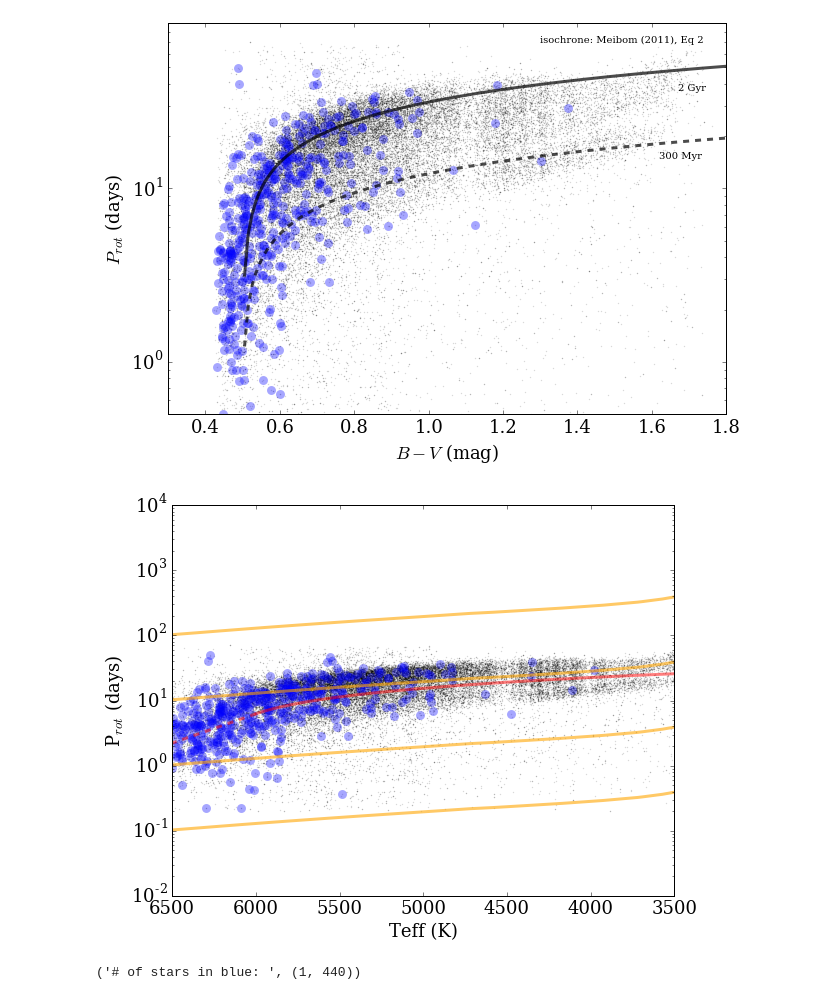
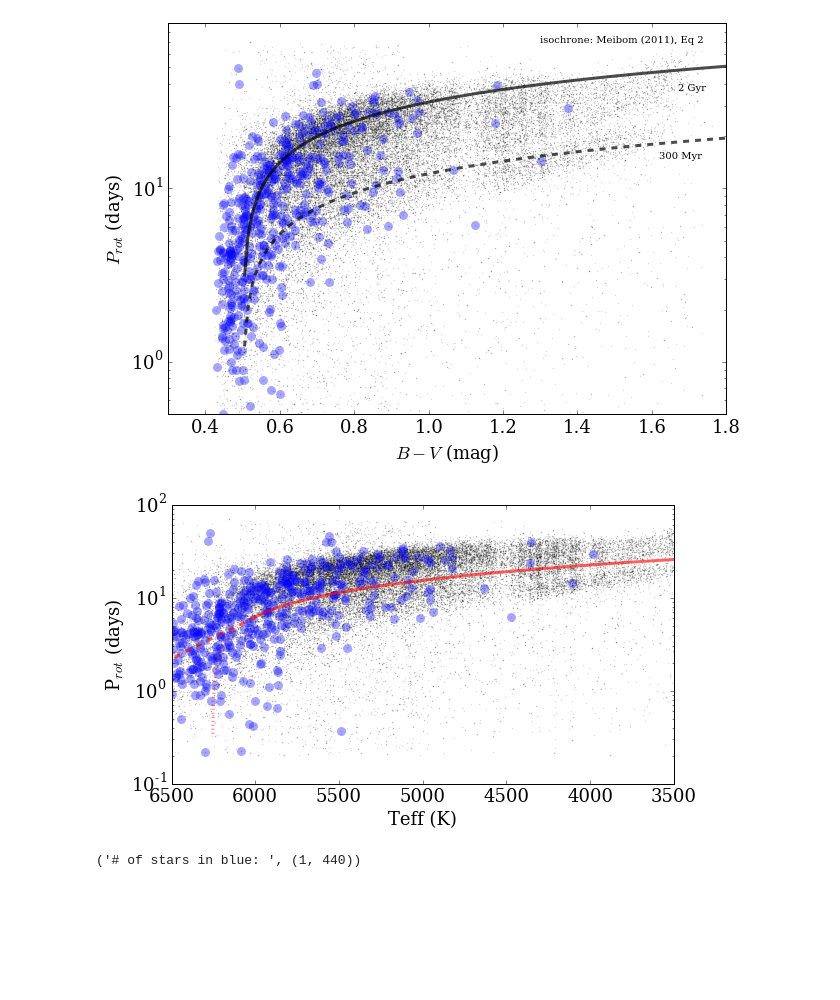
Before and after one commit to jradavenport/gaia_rot, a Jupyter notebook: explore.ipynb, the cells around one changed output. Drawn from its saved outputs; the diff is of its cells as text; code cells hidden in the pictures; blank space fills up the shorter version.

Commit message:
a couple new plots

```diff
--- a/explore.ipynb
+++ b/explore.ipynb
@@ -391,44 +391,47 @@ mid_iso = MM09e2(B_V, 600)
 
 
 #####
-plt.figure(figsize=(9,7))
+plt.figure(figsize=(9,5))
 cm = plt.cm.get_cmap('Spectral')
 plt.scatter(gaia[u'Teff'], gaia[u'Prot'], s=2, alpha=0.15, c='k', lw=0, rasterized=True)
 
 plt.scatter(gaia[u'Teff'].values[ok][msok],
             gaia[u'Prot'].values[ok][msok],
             s=80, alpha=0.35, lw=0, rasterized=True)
 
 # add lines of constant Rossby number
-ms = np.where((iso1['stage'] <= 1))
-for Ro in [0.01, 0.1, 1, 10]:
-    plt.plot(10.**iso1['logTe'].values[ms],
-             (Ro * _tau(iso1['M_ini'].values[ms])),
-             lw=3, alpha=0.6, c='orange')
+# ms = np.where((iso1['stage'] <= 1))
+# for Ro in [0.01, 0.1, 1, 10]:
+#     plt.plot(10.**iso1['logTe'].values[ms],
+#              (Ro * _tau(iso1['M_ini'].values[ms])),
+#              lw=3, alpha=0.6, c='orange')
 
 
 # plot the isochrone
 iok = np.where((gaia[u'Teff'].values[sb] < 6000) & (gaia[u'Teff'].values[sb] > 3500))
-plt.plot(gaia[u'Teff'].values[sb][iok], mid_iso[sb][iok], c='red', lw=3, alpha=0.5)
+nok = np.where((gaia[u'Teff'].values[sb] > 6000))
+plt.plot(gaia[u'Teff'].values[sb][iok], mid_iso[sb][iok], c='red', lw=3, alpha=0.6)
+plt.plot(gaia[u'Teff'].values[sb][nok], mid_iso[sb][nok], c='red', lw=3, alpha=0.5, linestyle='dotted')
 
 # extend the isochrone by hand
 xx = gaia[u'Teff'].values[sb][iok]
 yy = np.log10(mid_iso[sb][iok])
 bpoint = -20
 m = (yy[bpoint] - yy[-1]) / (xx[bpoint] - xx[-1])
 b = yy[-1] - m*xx[-1]
 # plot the isochrone extension
-plt.plot(np.arange(6000,6600,100), 10.**(np.arange(6000,6600,100)*m+b), c='red', lw=3, alpha=0.5, linestyle='dashed')
+plt.plot(np.arange(6000,6600,100), 10.**(np.arange(6000,6600,100)*m+b),
+         c='red', lw=3, alpha=0.6, linestyle='dashed')
 
 
 plt.xlim(6500,3500)
 plt.yscale('log')
 plt.xlabel('Teff (K)')
 plt.ylabel('P$_{rot}$ (days)')
 
 plt.savefig('fig4alt.png', dpi=300, bbox_inches='tight', pad_inches=0.25)
 # %% [output]
-[figure, old version]
+[figure, new version]
 # %%
 # combine and re-sample the modified isochrone to the same as the blue (final) data
 
```
Also changed, not shown: parts of 2 cells of this notebook, 2 other files.
